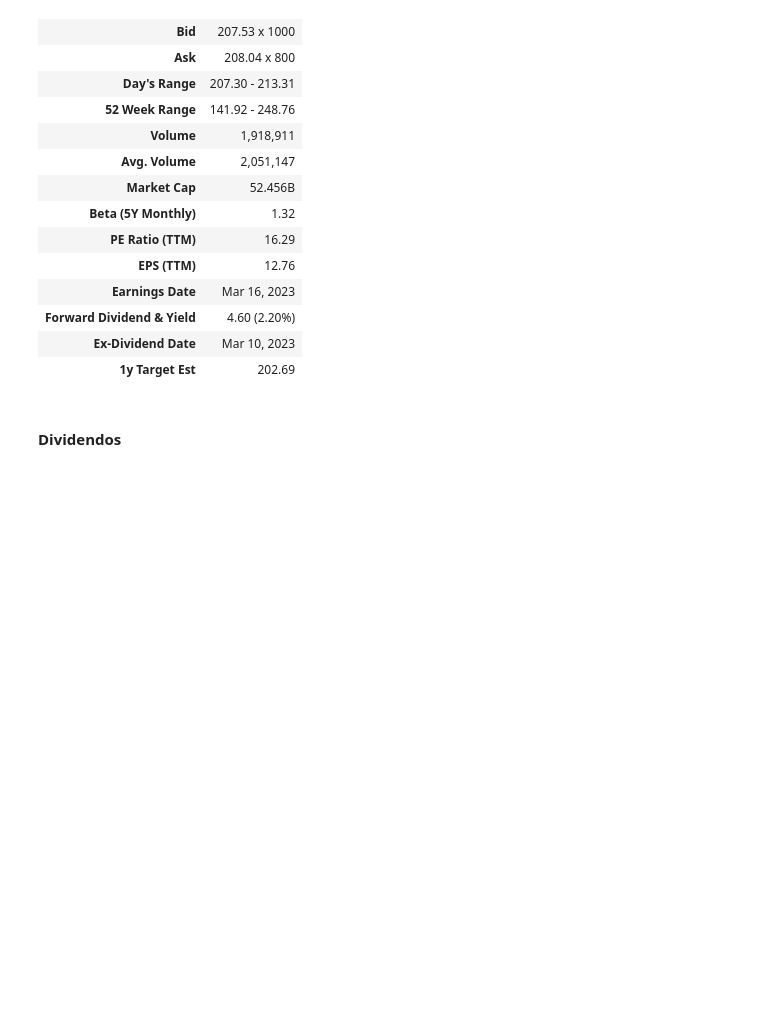
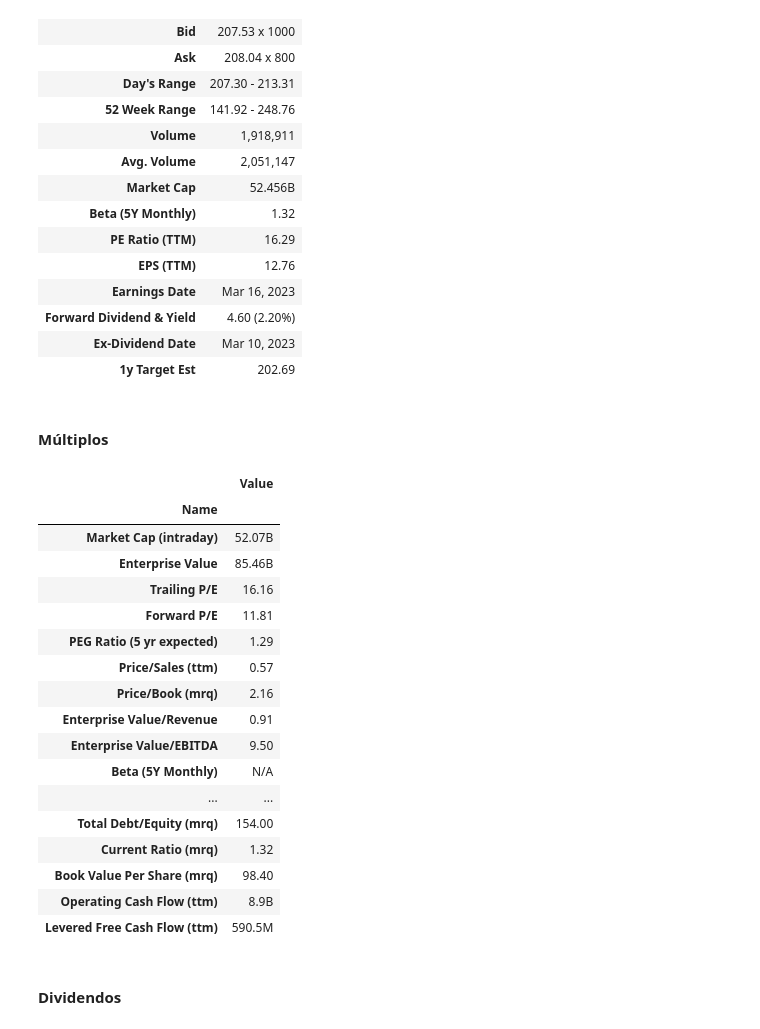
Before and after one commit to gabilang12/finanzas_corporativas, a Jupyter notebook: fc_parte_6.ipynb, the cells around one changed output. Drawn from its saved outputs; the diff is of its cells as text; code cells hidden in the pictures; blank space fills up the shorter version.

```diff
--- a/fc_parte_6.ipynb
+++ b/fc_parte_6.ipynb
@@ -53,6 +53,7 @@ url_is = 'https://finance.yahoo.com/quote/' + index + '/financials?p=' + index
 url_bs = 'https://finance.yahoo.com/quote/' + index + '/balance-sheet?p=' + index
 url_cf = 'https://finance.yahoo.com/quote/' + index + '/cash-flow?p=' + index
 url_summary = 'https://finance.yahoo.com/quote/' + index + '?p=' + index
+url_statistics = 'https://finance.yahoo.com/quote/' + index + '/key-statistics?p=' + index
 # %%
 def findAndReplace(lista, itemAReemplazar, nuevoValor):
     for index, item in enumerate(lista):
@@ -252,6 +253,51 @@ summary
 | Forward Dividend & Yield | 4.60 (2.20%) |
 | Ex-Dividend Date | Mar 10, 2023 |
 | 1y Target Est | 202.69 |
+# %% [markdown]
+#### Múltiplos
+# %%
+import requests
+read_data = requests.get(url_statistics,headers={'User-Agent': 'Mozilla/5.0 (Macintosh; Intel Mac OS X 10_13_4) AppleWebKit/537.36 (KHTML, like Gecko) Chrome/35.0.1916.47 Safari/537.36'})
+# %%
+soup_is= BeautifulSoup(read_data.content,"lxml")
+
+divTag = soup_is.find_all("td", {"class": {"Fw(500)","Ta(end)","Pstart(10px)","Miw(60px)","Pos(st)","Start(0)"}})
+
+ls= []
+ls.append("Name")
+ls.append("Value")
+
+for tag in divTag:
+  tag_value =  tag.get('value')
+  ls.append(tag.text)
+
+new_ls = list(filter(None,ls))
+is_data = list(zip(*[iter(new_ls)]*2))
+
+statistics = pd.DataFrame(is_data[0:])
+statistics.columns = statistics.iloc[0] #Nombramos las columnas con la primera fila del dataframe
+statistics.drop(statistics.index[0],inplace=True) #eliminamos la primera fila
+statistics = statistics.set_index('Name')#nombramos los indices del Dataframe con los valores de la columna breakdown
+statistics
+# %% [output]
+|  | Value |
+| Name |  |
+| Market Cap (intraday) | 52.07B |
+| Enterprise Value | 85.46B |
+| Trailing P/E | 16.16 |
+| Forward P/E | 11.81 |
+| PEG Ratio (5 yr expected) | 1.29 |
+| Price/Sales (ttm) | 0.57 |
+| Price/Book (mrq) | 2.16 |
+| Enterprise Value/Revenue | 0.91 |
+| Enterprise Value/EBITDA | 9.50 |
+| Beta (5Y Monthly) | N/A |
+| ... | ... |
+| Total Debt/Equity (mrq) | 154.00 |
+| Current Ratio (mrq) | 1.32 |
+| Book Value Per Share (mrq) | 98.40 |
+| Operating Cash Flow (ttm) | 8.9B |
+| Levered Free Cash Flow (ttm) | 590.5M |
 # %% [markdown]
 #### Dividendos
 # %%
```
Also changed, not shown: parts of 4 cells of this notebook.
